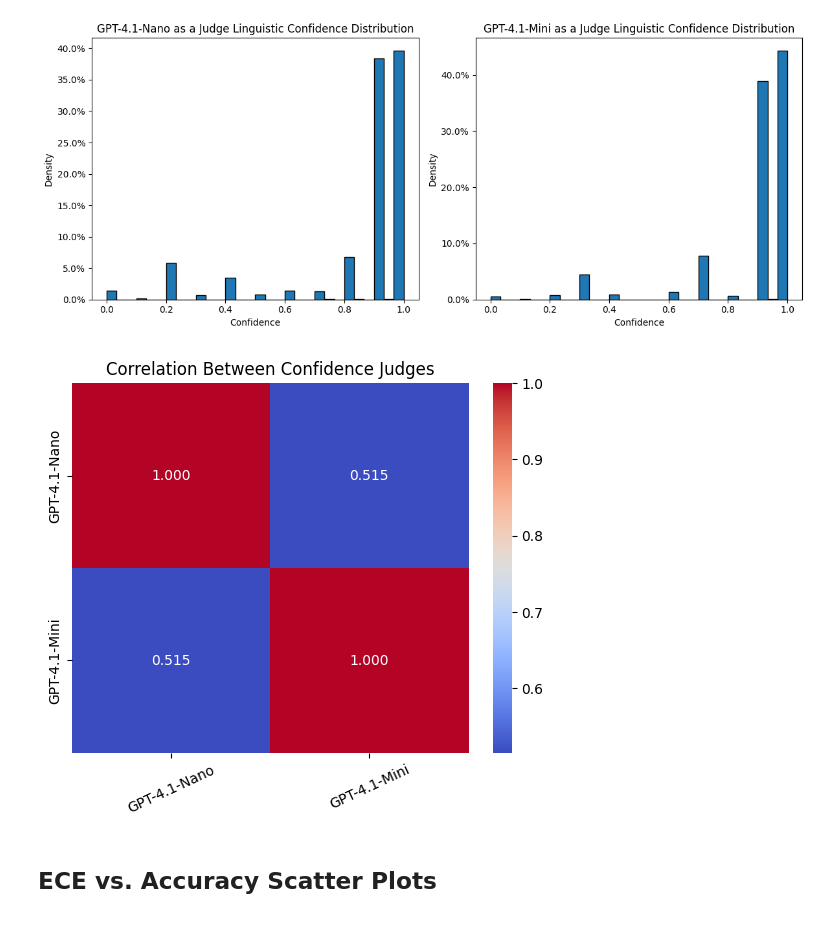
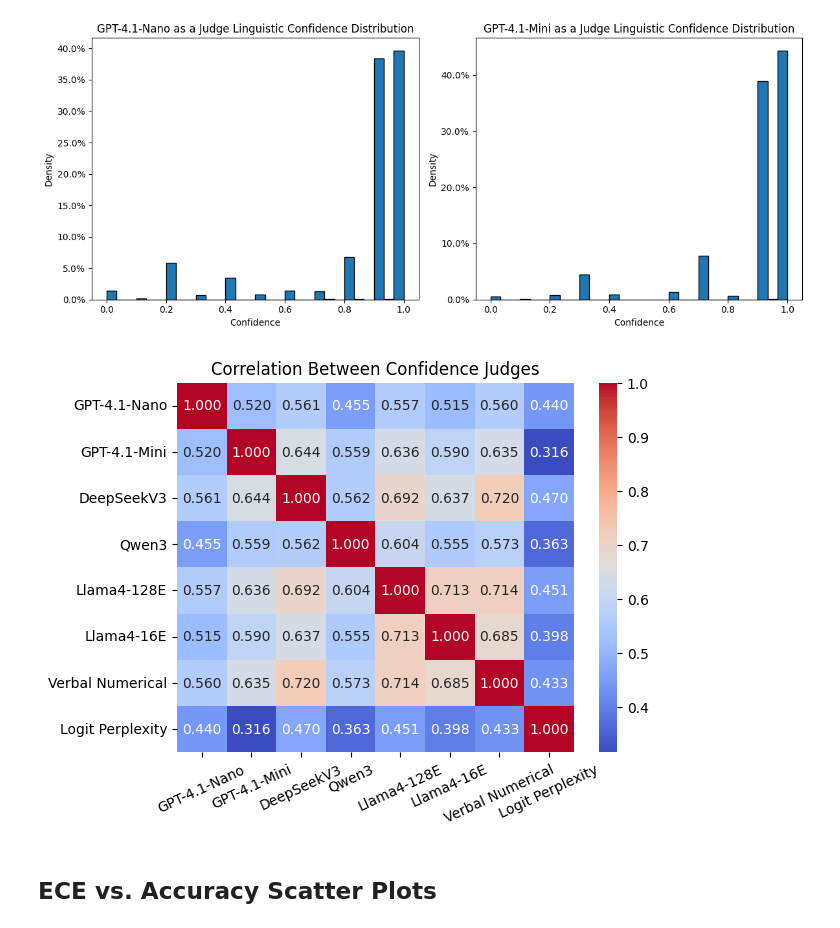
Before and after one commit to Linwei94/LLM-Calibration-Study, a Jupyter notebook: analysis/AUROC.ipynb, the cells around one changed output. Saved outputs shown, nothing was run; the diff lists cells and outputs as text; code cells hidden in the pictures.

```diff
--- a/analysis/AUROC.ipynb
+++ b/analysis/AUROC.ipynb
@@ -100,6 +100,10 @@ logits_perp_conf = get_confidence(html_filename.format(model=model, confidence="
 # %%
 verbal_linguistic_confidence_judge_mini = get_confidence("../results/linguistic-judges/mmlu_pro_Meta-Llama-3.1-405B-Instruct-Turbo_verbal_linguistic_shared_sampling_None_gpt-4.1-mini_dec_judge.html")
 verbal_linguistic_confidence_judge_nano = get_confidence("../results/linguistic-judges/mmlu_pro_Meta-Llama-3.1-405B-Instruct-Turbo_verbal_linguistic_shared_sampling_None_gpt-4.1-nano_dec_judge.html")
+verbal_linguistic_confidence_judge_deepseekv3 = get_confidence("../results/linguistic-judges/mmlu_pro_Meta-Llama-3.1-405B-Instruct-Turbo_verbal_linguistic_shared_sampling_None_deepseek-chat_dec_judge.html")
+verbal_linguistic_confidence_judge_qwen3 = get_confidence("../results/linguistic-judges/mmlu_pro_Meta-Llama-3.1-405B-Instruct-Turbo_verbal_linguistic_shared_sampling_None_Qwen3-235B-A22B-fp8_dec_judge.html")
+verbal_linguistic_confidence_judge_llama4_128E = get_confidence("../results/linguistic-judges/mmlu_pro_Meta-Llama-3.1-405B-Instruct-Turbo_verbal_linguistic_shared_sampling_None_Llama-4-Maverick-17B-128E-Instruct-FP8_dec_judge.html")
+verbal_linguistic_confidence_judge_llama4_16E = get_confidence("../results/linguistic-judges/mmlu_pro_Meta-Llama-3.1-405B-Instruct-Turbo_verbal_linguistic_shared_sampling_None_Llama-4-Scout-17B-16E-Instruct_dec_judge.html")
 # %%
 mini_success_idx, _ = get_success_failed_indexes("../results/linguistic-judges/mmlu_pro_Meta-Llama-3.1-405B-Instruct-Turbo_verbal_linguistic_shared_sampling_None_gpt-4.1-mini_dec_judge.html")
 nano_success_idx, _ = get_success_failed_indexes("../results/linguistic-judges/mmlu_pro_Meta-Llama-3.1-405B-Instruct-Turbo_verbal_linguistic_shared_sampling_None_gpt-4.1-nano_dec_judge.html")
@@ -196,13 +212,21 @@ plt.show()
 # %% [output]
 [figure]
 # %%
-corr = pd.DataFrame({"GPT-4.1-Nano": nano, "GPT-4.1-Mini": mini}).corr(method='spearman')
+corr = pd.DataFrame({"GPT-4.1-Nano": verbal_linguistic_confidence_judge_nano,
+                     "GPT-4.1-Mini": verbal_linguistic_confidence_judge_mini,
+                        "DeepSeekV3": verbal_linguistic_confidence_judge_deepseekv3,
+                        "Qwen3": verbal_linguistic_confidence_judge_qwen3,
+                        "Llama4-128E": verbal_linguistic_confidence_judge_llama4_128E,
+                        "Llama4-16E": verbal_linguistic_confidence_judge_llama4_16E,
+                        "Verbal Numerical": verbal_num_conf,
+                        "Logit Perplexity": logits_perp_conf,
+                     }).corr(method='spearman')
 sns.heatmap(corr, annot=True, cmap='coolwarm', fmt=".3f")
 plt.title("Correlation Between Confidence Judges")
 plt.xticks(rotation=25)
 plt.show()
 # %% [output]
-[figure, old version]
+[figure, new version]
 # %% [markdown]
 ## ECE vs. Accuracy Scatter Plots
 # %%
```
Also changed, not shown: parts of 2 cells of this notebook.
